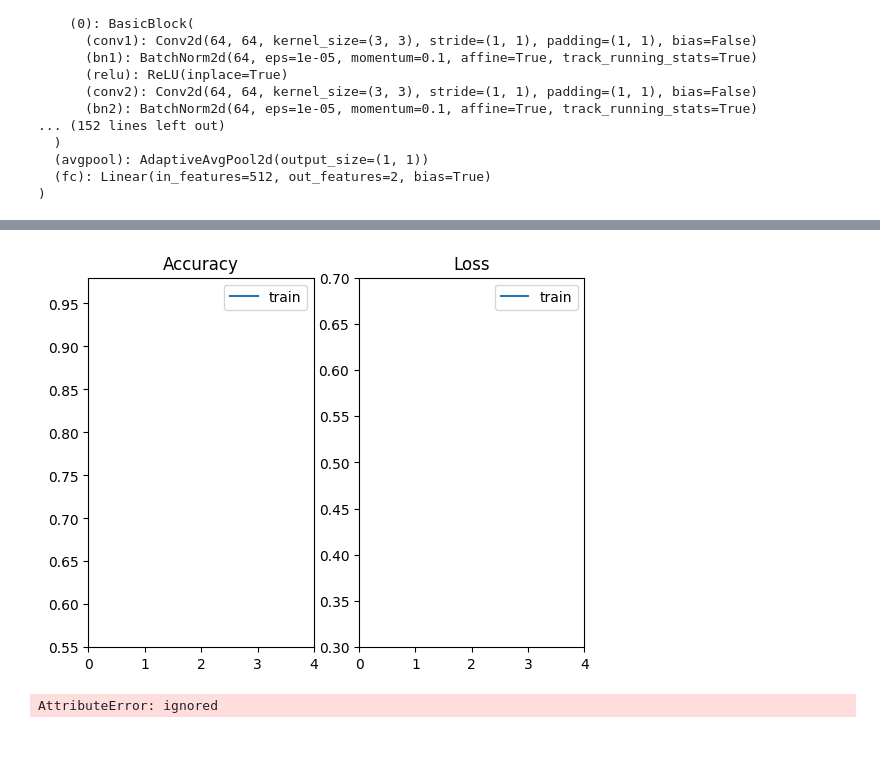
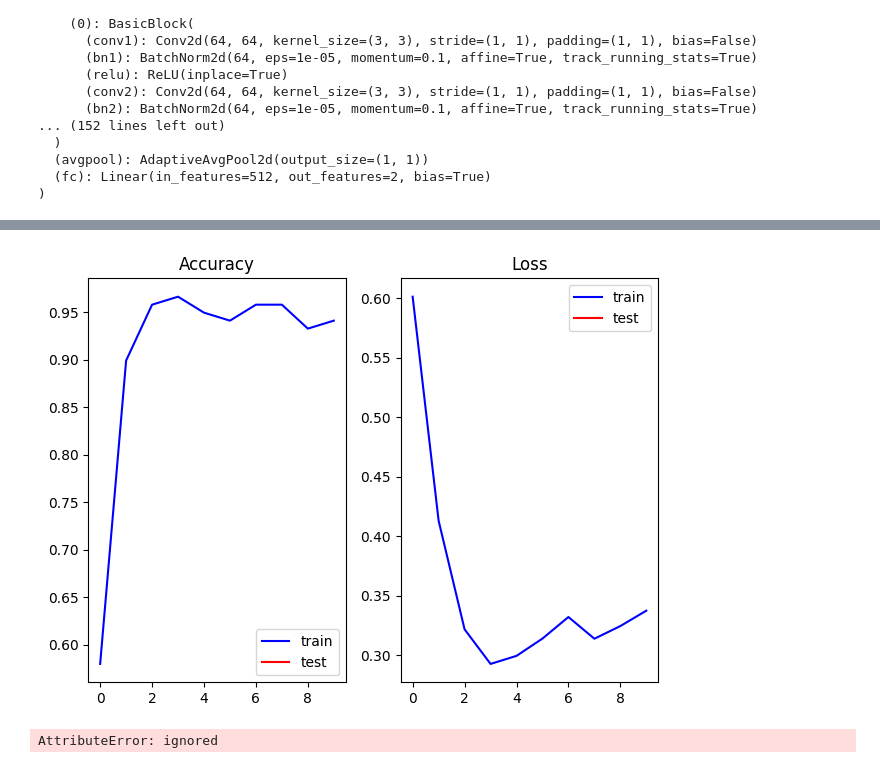
Before and after one commit to sanghee0627/-, a Jupyter notebook: 수정본.ipynb, the cells around one changed output, grey strips where cells are left out. Cells and saved outputs as stored; diff of their text form; code cells hidden in the pictures.

```diff
--- a/수정본.ipynb
+++ b/수정본.ipynb
@@ -256,8 +248,8 @@ def train_model(model, dataloaders, criterion, optimizer, scheduler, device, num
 # %%
 def eval_model(model, dataloader, device):
     since = time.time()
-    acc_history = []
-    loss_history = []
+    eval_acc_history = []
+    eval_loss_history = []
     best_acc = 0.0
 
     saved_models = glob.glob('fox/fox/' + '*.pth')
@@ -278,8 +270,8 @@ def eval_model(model, dataloader, device):
             labels = labels.to(device)
 
             with torch.no_grad():
-                outputs = model(inputs)
-                loss = criterion(outputs, labels)
+                 outputs = model(inputs)
+                 loss = criterion(outputs, labels)
 
             _, preds = torch.max(outputs.data, 1)
             preds[preds >= 0.5] = 1
@@ -293,18 +285,12 @@ def eval_model(model, dataloader, device):
 
         if epoch_acc > best_acc:
             best_acc = epoch_acc
-            #torch.save(model.state_dict(), 'best_model.pth')  # Save the best model
 
-        acc_history.append(epoch_acc.item())
-        loss_history.append(epoch_loss)
-        #scheduler.step()
+        eval_acc_history.append(epoch_acc.item())
+        eval_loss_history.append(epoch_loss)
 
-    time_elapsed = time.time() - since
-    print('Validation complete in {:.0f}m {:.0f}s'.format(time_elapsed // 60, time_elapsed % 60))
-    print('Best Acc: {:.4f}'.format(best_acc))
-
-    return acc_history, loss_history
+    return eval_acc_history, eval_loss_history
 # %%
-acc_history, loss_history = train_model(resnet18, dataloaders, criterion, optimizer, scheduler, device, num_epochs=2)
+acc_history, loss_history = train_model(resnet18, dataloaders, criterion, optimizer, scheduler, device, num_epochs=10)
 eval_acc_history, eval_loss_history = eval_model(resnet18, test_loader, device)
 # %% [output]
@@ -347,23 +335,22 @@ plt.show()
 # %%
+import matplotlib.pyplot as plt
+
 plt.subplot(121)
-#plt.plot(acc_history, label="train")
-plt.plot(eval_acc_history, label="test")
-plt.xlim([0, len(acc_history)-1])
-plt.ylim([0.55, 0.98])
-plt.legend(["train", "test"])
+plt.plot(range(len(acc_history)), acc_history, label="train", color="blue")
+plt.plot(range(len(eval_acc_history)), eval_acc_history, label="test", color="red")
+plt.legend()
 plt.title("Accuracy")
 
 plt.subplot(122)
-#plt.plot(loss_history, label="train")
-plt.plot(eval_loss_history, label="test")
-plt.xlim([0, len(loss_history)-1])
-plt.ylim([0.3, 0.7])
-plt.legend(["train", "test"])
+plt.plot(range(len(loss_history)), loss_history, label="train", color="blue")
+plt.plot(range(len(eval_loss_history)), eval_loss_history, label="test", color="red")
+plt.legend()
 plt.title("Loss")
 
+plt.tight_layout()
 plt.show()
 # %% [output]
-[figure, old version]
+[figure, new version]
 # %%
 from sklearn.manifold import TSNE
 
```
Also changed, not shown: parts of 5 cells of this notebook.
